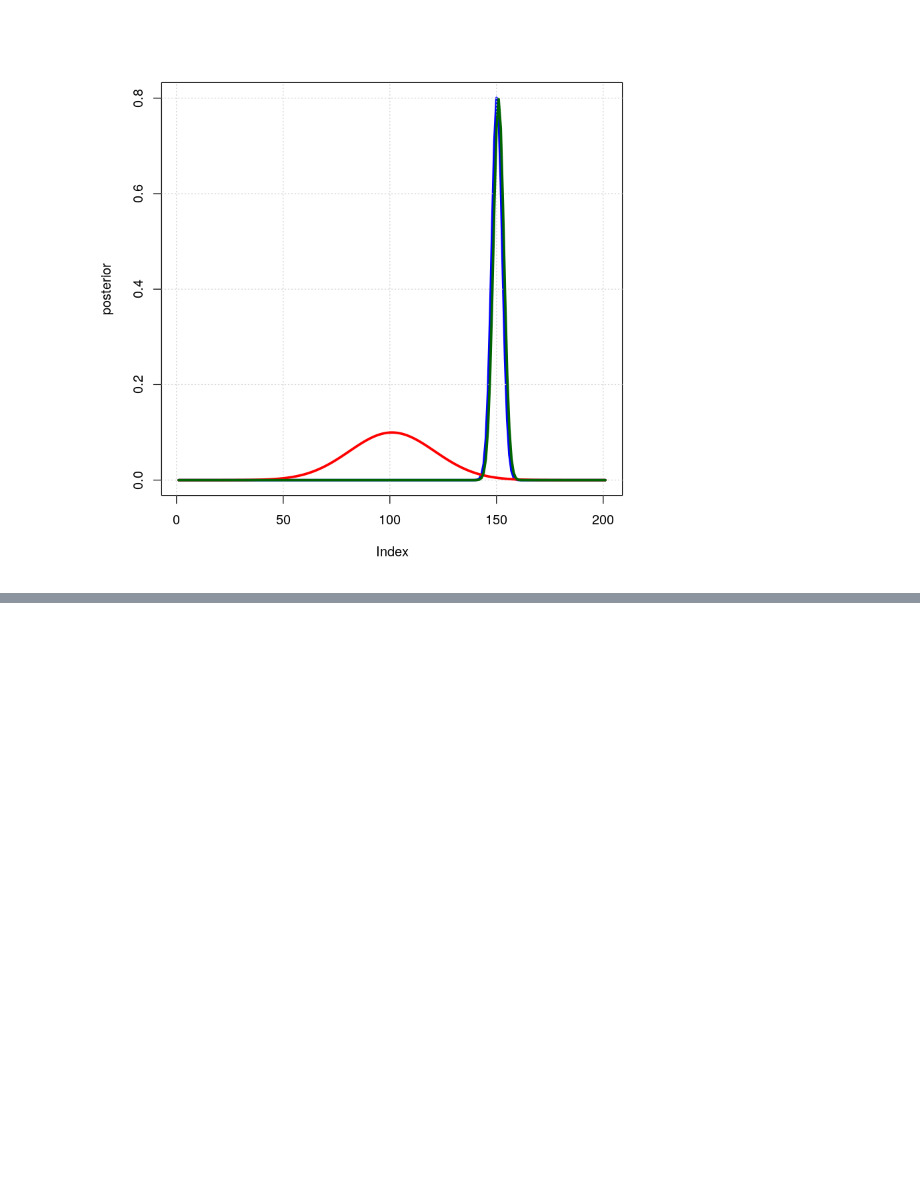
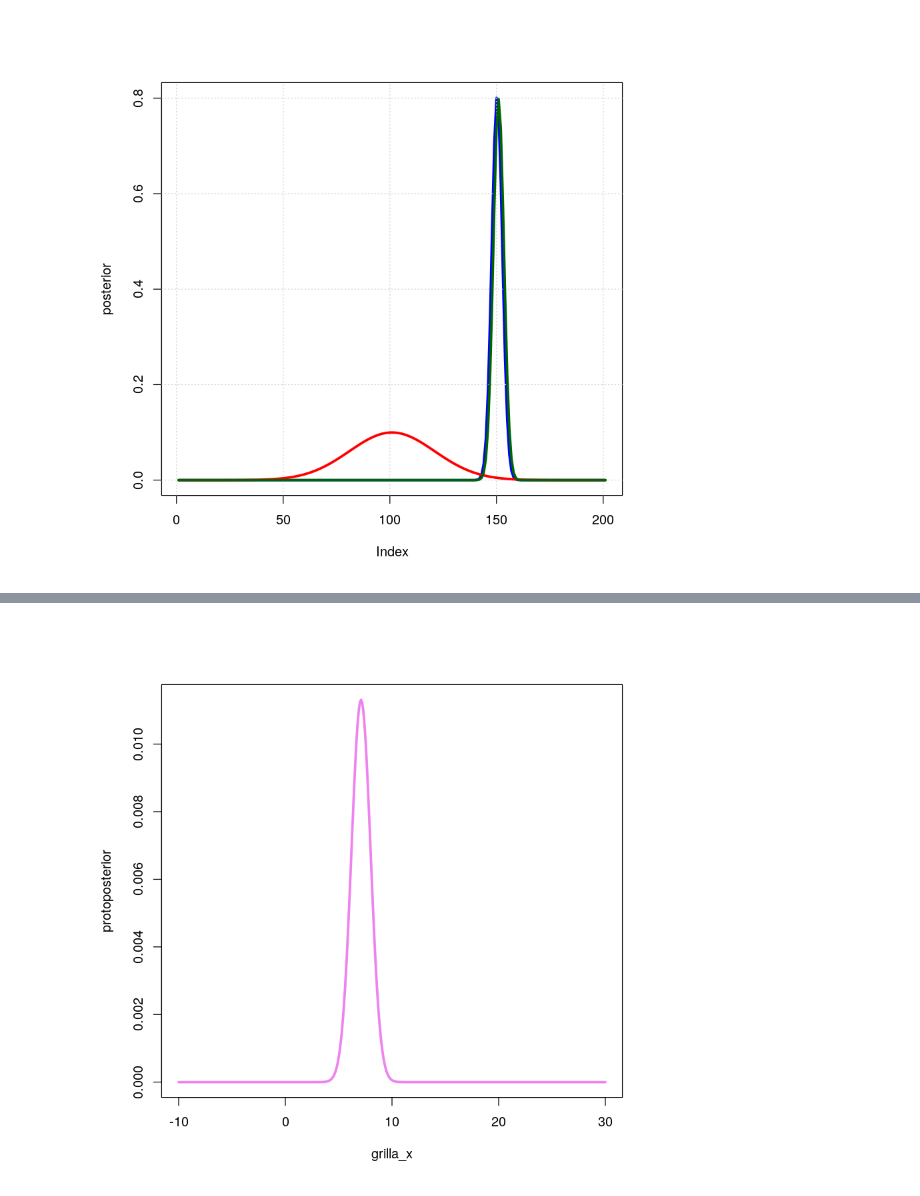
Before and after one commit to LecJackS/Toma-de-Decisiones-2020, a Jupyter notebook: Guia 6: Modelos Bayesianos (1de2)/Guia 6 - 1 de 2.ipynb, the cells around one changed output, grey strips where cells are left out. Cells and saved outputs as stored; diff of their text form; code cells hidden in the pictures; blank space fills up the shorter version.

```diff
--- a/Guia 6: Modelos Bayesianos (1de2)/Guia 6 - 1 de 2.ipynb
+++ b/Guia 6: Modelos Bayesianos (1de2)/Guia 6 - 1 de 2.ipynb
@@ -407,0 +440,5 @@ s^MAP=xAσ2A+xVσ2V1σ2A+1σ2V
+# %%
+protoposterior <- (likesV*likesA)
+plot(grilla_x, protoposterior, type='l', col='violet', lwd=3)
+# %% [output]
+[figure, added]
```
Also changed, not shown: parts of 14 cells of this notebook.
